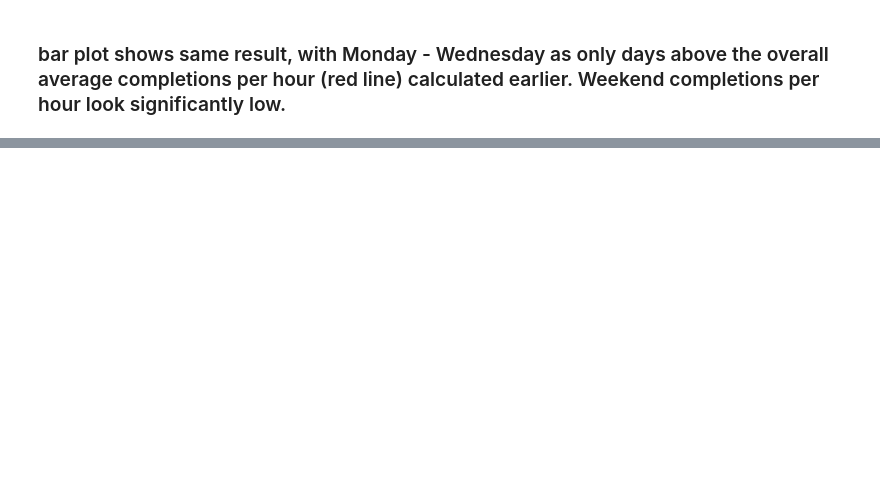
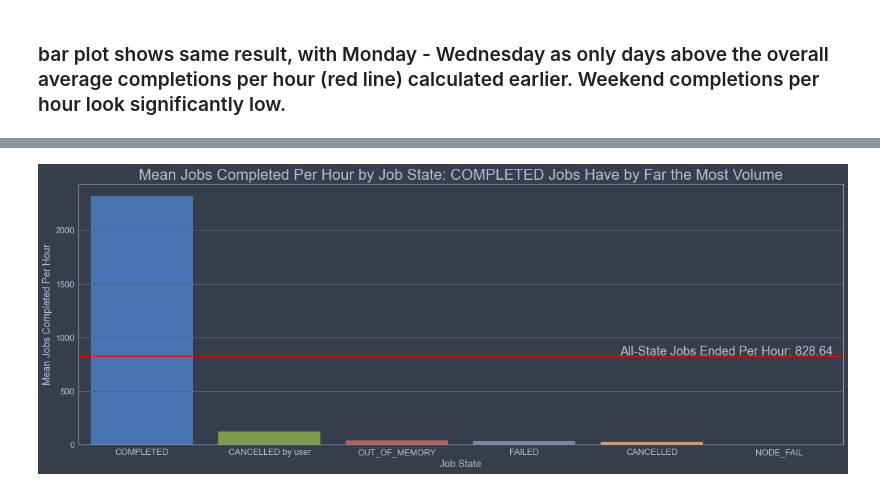
Before and after one commit to jrioross/accre-data-nerds, a Jupyter notebook: notebooks/jrr_01_fs_exploration.ipynb, the cells around one changed output, grey strips where cells are left out. Saved outputs shown, nothing was run; the diff lists cells and outputs as text; code cells hidden in the pictures; blank space fills up the shorter version.

```diff
--- a/notebooks/jrr_01_fs_exploration.ipynb
+++ b/notebooks/jrr_01_fs_exploration.ipynb
@@ -312,0 +314,3 @@ plt.show()
+# %%
+slurm_jobs['STATEMOD'] = slurm_jobs['STATE'].str.replace(r'CANCELLED by \d+', 'CANCELLED by user', regex = True)
+slurm_jobs['STATEMOD'].value_counts()
@@ -312,0 +330,18 @@ plt.show()
+# %%
+slurm_by_state = (slurm_jobs
+                            .groupby('STATEMOD', as_index = False)
+                            .rolling('1h', on = 'END')
+                            ['JOBID']
+                            .count()
+                            .reset_index()
+                )
+# %%
+slurm_by_state_sum = (slurm_by_state
+                 .groupby('STATEMOD', as_index = False)
+                 ['JOBID']
+                 .mean()
+                 .rename(columns = {'JOBID': 'PERHOURMEAN'})
+)
+
+slurm_by_state_sum['PERHOURPROP'] = slurm_by_state_sum['PERHOURMEAN']/slurm_by_state_sum['PERHOURMEAN'].sum()
+slurm_by_state_sum.sort_values('PERHOURMEAN', ascending = False)
@@ -312,0 +356,23 @@ plt.show()
+# %%
+# Plot completions per hour by state
+fig, ax = plt.subplots(figsize=(20,7))
+
+sns.barplot(x = 'STATEMOD',
+            y = 'PERHOURMEAN',
+            data = slurm_by_state_sum,
+            order = slurm_by_state_sum.sort_values('PERHOURMEAN', ascending = False)['STATEMOD'],
+            ax = ax,
+           )
+
+ax.axhline(jobs_per_hour, color = 'red')
+ax.annotate(text = f'All-State Jobs Ended Per Hour: {jobs_per_hour:.2f}',
+            xy = (3.75, jobs_per_hour+5),
+            fontsize = 18)
+ax.set(xlabel = 'Job State',
+       ylabel = 'Mean Jobs Completed Per Hour')
+ax.set_title('Mean Jobs Completed Per Hour by Job State: COMPLETED Jobs Have by Far the Most Volume',
+            fontdict = {'fontsize' : 22}
+            )
+plt.show()
+# %% [output]
+[figure, added]
```
Also changed, not shown: parts of 32 cells of this notebook, 1 other file.
